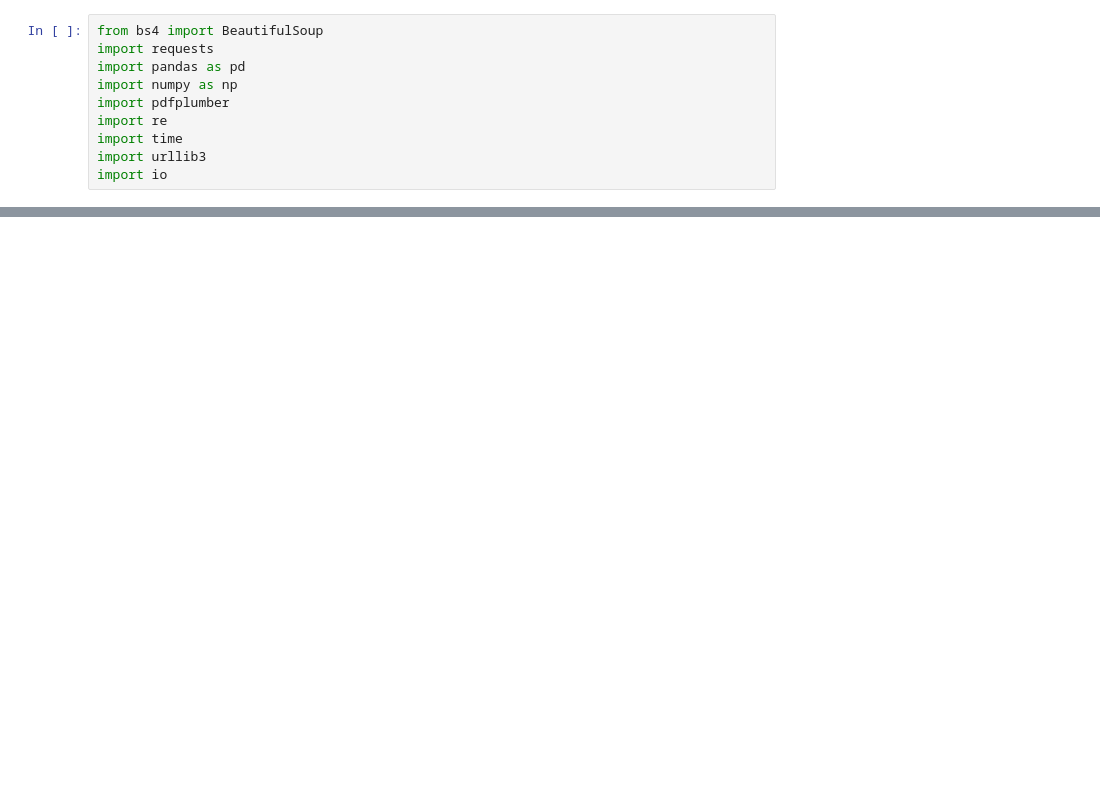
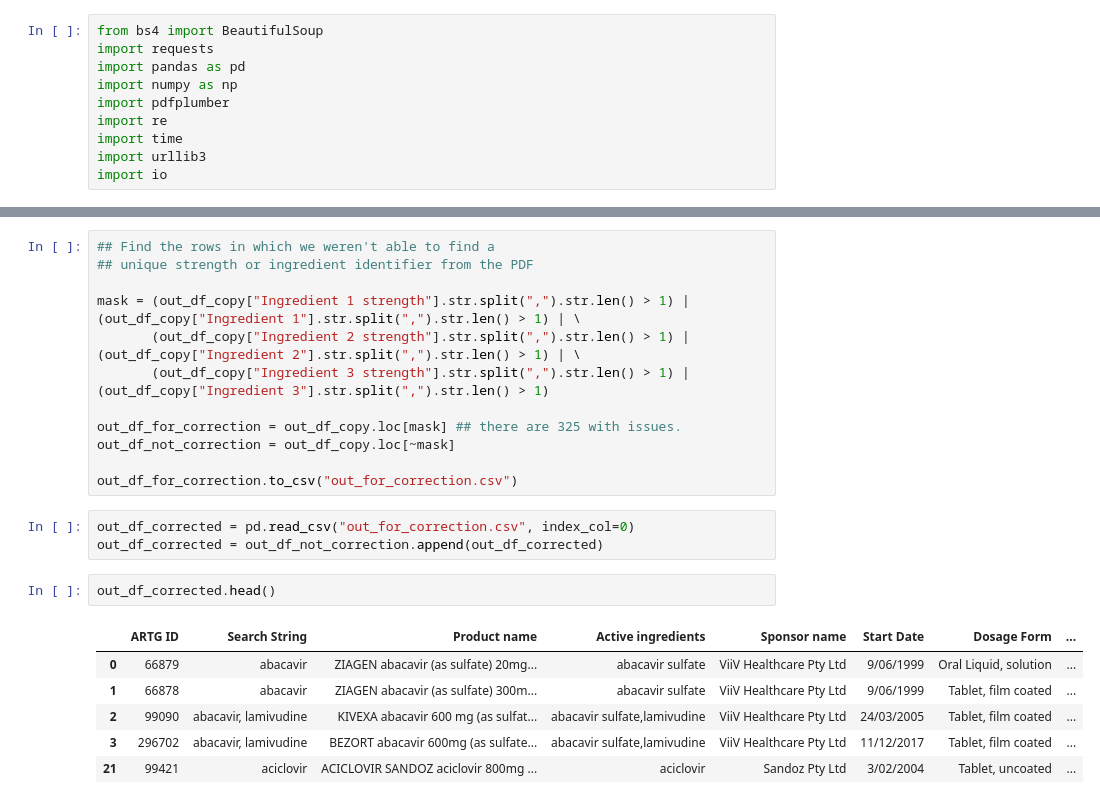
Before and after one commit to Ecaloota/ARTG_BreakingGood_Scraper_Rewrite, a Jupyter notebook: ARTG_Scraper.ipynb, the cells around one changed output, grey strips where cells are left out. Cells and saved outputs as stored; diff of their text form; blank space fills up the shorter version.

```diff
--- a/ARTG_Scraper.ipynb
+++ b/ARTG_Scraper.ipynb
@@ -355,0 +284,24 @@ for i in range(len(test)):
+# %%
+## Find the rows in which we weren't able to find a
+## unique strength or ingredient identifier from the PDF
+
+mask = (out_df_copy["Ingredient 1 strength"].str.split(",").str.len() > 1) | (out_df_copy["Ingredient 1"].str.split(",").str.len() > 1) | \
+       (out_df_copy["Ingredient 2 strength"].str.split(",").str.len() > 1) | (out_df_copy["Ingredient 2"].str.split(",").str.len() > 1) | \
+       (out_df_copy["Ingredient 3 strength"].str.split(",").str.len() > 1) | (out_df_copy["Ingredient 3"].str.split(",").str.len() > 1)
+
+out_df_for_correction = out_df_copy.loc[mask] ## there are 325 with issues.
+out_df_not_correction = out_df_copy.loc[~mask]
+
+out_df_for_correction.to_csv("out_for_correction.csv")
+# %%
+out_df_corrected = pd.read_csv("out_for_correction.csv", index_col=0)
+out_df_corrected = out_df_not_correction.append(out_df_corrected)
+# %%
+out_df_corrected.head()
+# %% [output]
+|  | ARTG ID | Search String | Product name | Active ingredients | Sponsor name | Start Date | Dosage Form | ... |
+| 0 | 66879 | abacavir | ZIAGEN abacavir (as sulfate) 20mg... | abacavir sulfate | ViiV Healthcare Pty Ltd | 9/06/1999 | Oral Liquid, solution | ... |
+| 1 | 66878 | abacavir | ZIAGEN abacavir (as sulfate) 300m... | abacavir sulfate | ViiV Healthcare Pty Ltd | 9/06/1999 | Tablet, film coated | ... |
+| 2 | 99090 | abacavir, lamivudine | KIVEXA abacavir 600 mg (as sulfat... | abacavir sulfate,lamivudine | ViiV Healthcare Pty Ltd | 24/03/2005 | Tablet, film coated | ... |
+| 3 | 296702 | abacavir, lamivudine | BEZORT abacavir 600mg (as sulfate... | abacavir sulfate,lamivudine | ViiV Healthcare Pty Ltd | 11/12/2017 | Tablet, film coated | ... |
+| 21 | 99421 | aciclovir | ACICLOVIR SANDOZ aciclovir 800mg ... | aciclovir | Sandoz Pty Ltd | 3/02/2004 | Tablet, uncoated | ... |
```
Also changed, not shown: parts of 22 cells of this notebook, 4 other files.
